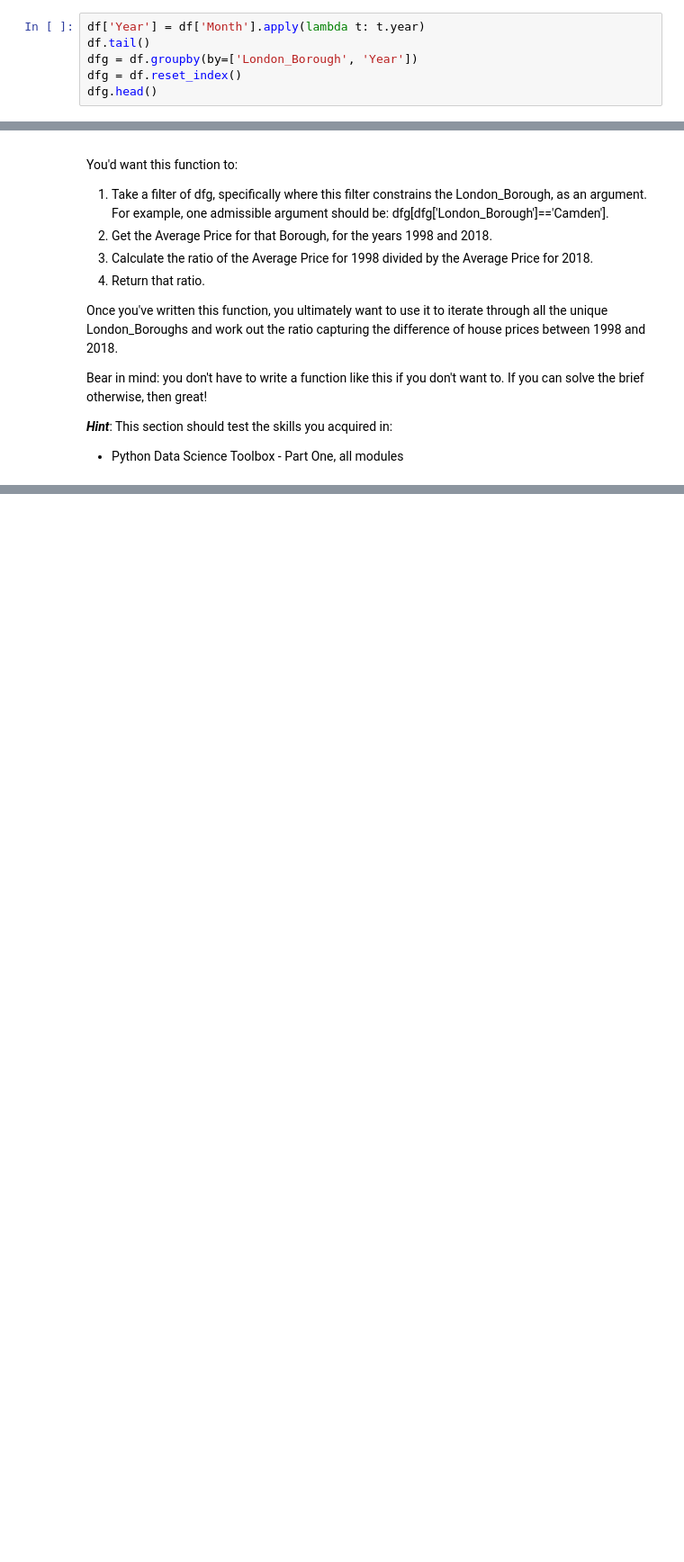
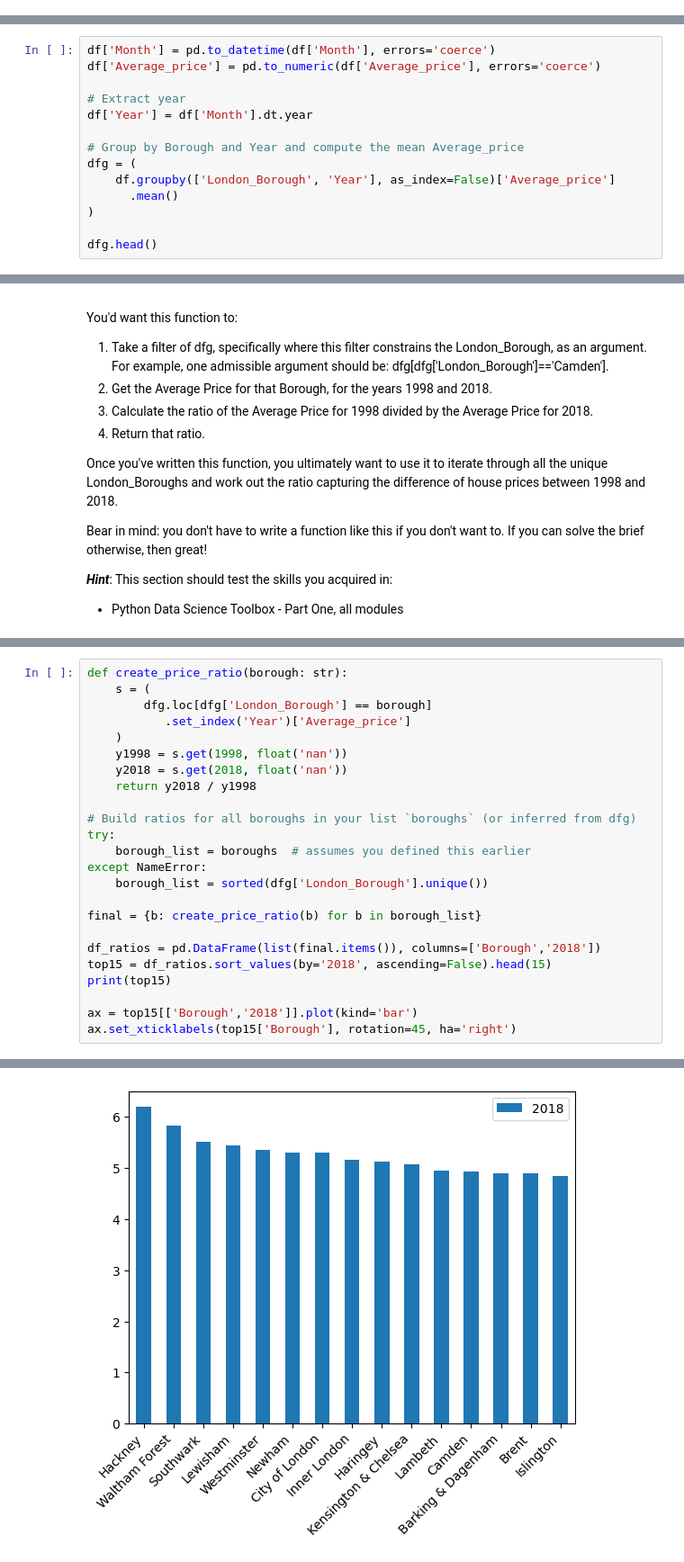
Before and after one commit to usaid98/Springboard, a Jupyter notebook: Unit 4 Challenge - Tier 3.ipynb, the cells around one changed output, grey strips where cells are left out. Shown: that part at 90% size. Cells and saved outputs as stored; diff of their text form; blank space fills up the shorter version.

Commit message:
finalized commit

```diff
--- a/Unit 4 Challenge - Tier 3.ipynb
+++ b/Unit 4 Challenge - Tier 3.ipynb
@@ -243,9 +243,3 @@ To this end, you *could* apply a ***lambda function***. Your logic could work as
 3. store that corresponding year as separate column.
 
 Whether you go ahead with this is up to you. Just so long as you answer our initial brief: which boroughs of London have seen the greatest house price increase, on average, over the past two decades?
-# %%
-df['Year'] = df['Month'].apply(lambda t: t.year)
-df.tail()
-dfg = df.groupby(by=['London_Borough', 'Year'])
-dfg = df.reset_index()
-dfg.head()
@@ -263,0 +246,14 @@ See the caveats in the documentation: https://pandas.pydata.org/pandas-docs/stab
+# %%
+df['Month'] = pd.to_datetime(df['Month'], errors='coerce')
+df['Average_price'] = pd.to_numeric(df['Average_price'], errors='coerce')
+
+# Extract year
+df['Year'] = df['Month'].dt.year
+
+# Group by Borough and Year and compute the mean Average_price
+dfg = (
+    df.groupby(['London_Borough', 'Year'], as_index=False)['Average_price']
+      .mean()
+)
+
+dfg.head()
@@ -309,0 +301,25 @@ TypeError: cannot convert the series to <class 'float'>
+# %%
+def create_price_ratio(borough: str):
+    s = (
+        dfg.loc[dfg['London_Borough'] == borough]
+           .set_index('Year')['Average_price']
+    )
+    y1998 = s.get(1998, float('nan'))
+    y2018 = s.get(2018, float('nan'))
+    return y2018 / y1998
+
+# Build ratios for all boroughs in your list `boroughs` (or inferred from dfg)
+try:
+    borough_list = boroughs  # assumes you defined this earlier
+except NameError:
+    borough_list = sorted(dfg['London_Borough'].unique())
+
+final = {b: create_price_ratio(b) for b in borough_list}
+
+df_ratios = pd.DataFrame(list(final.items()), columns=['Borough','2018'])
+top15 = df_ratios.sort_values(by='2018', ascending=False).head(15)
+print(top15)
+
+ax = top15[['Borough','2018']].plot(kind='bar')
+ax.set_xticklabels(top15['Borough'], rotation=45, ha='right')
+# %% [output]
@@ -310,3 +357,4 @@ TypeError: cannot convert the series to <class 'float'>
+[figure, added]
 # %% [markdown]
 ### 4. Conclusion
 What can you conclude? Type out your conclusion below.
```
Also changed, not shown: parts of 4 cells of this notebook.
